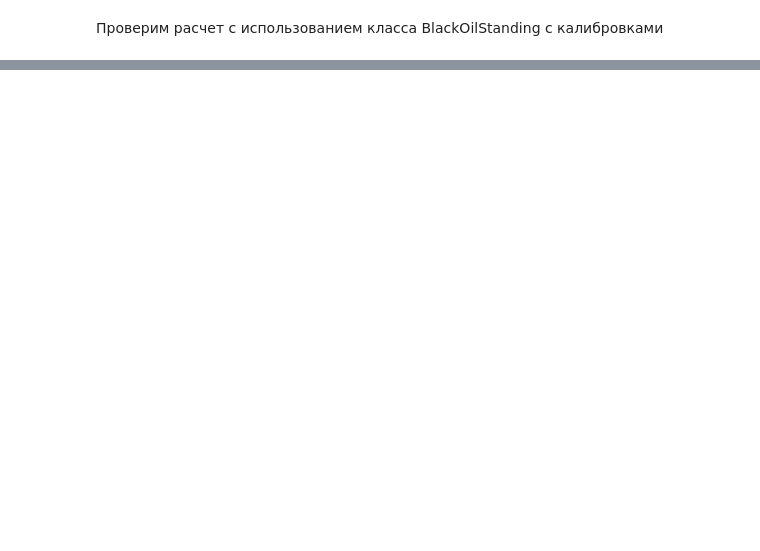
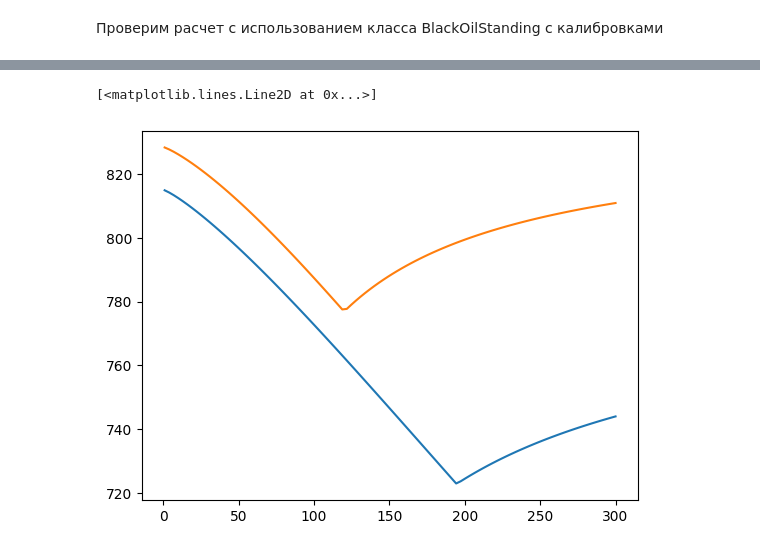
Before and after one commit to unifloc/neftpy, a Jupyter notebook: notebooks/uPVT_fluid.ipynb, the cells around one changed output, grey strips where cells are left out. Saved outputs shown, nothing was run; the diff lists cells and outputs as text; code cells hidden in the pictures; blank space fills up the shorter version.

```diff
--- a/notebooks/uPVT_fluid.ipynb
+++ b/notebooks/uPVT_fluid.ipynb
@@ -30,0 +28,6 @@ plt.plot(plist, fl._b_oil_m3m3)
+# %%
+plt.plot(plist, fl.rho_oil_kgm3)
+plt.plot(plist, fl1.rho_oil_kgm3)
+# %% [output]
+[<matplotlib.lines.Line2D at 0x...>]
+[figure, added]
```
Also changed, not shown: parts of 11 cells of this notebook.
